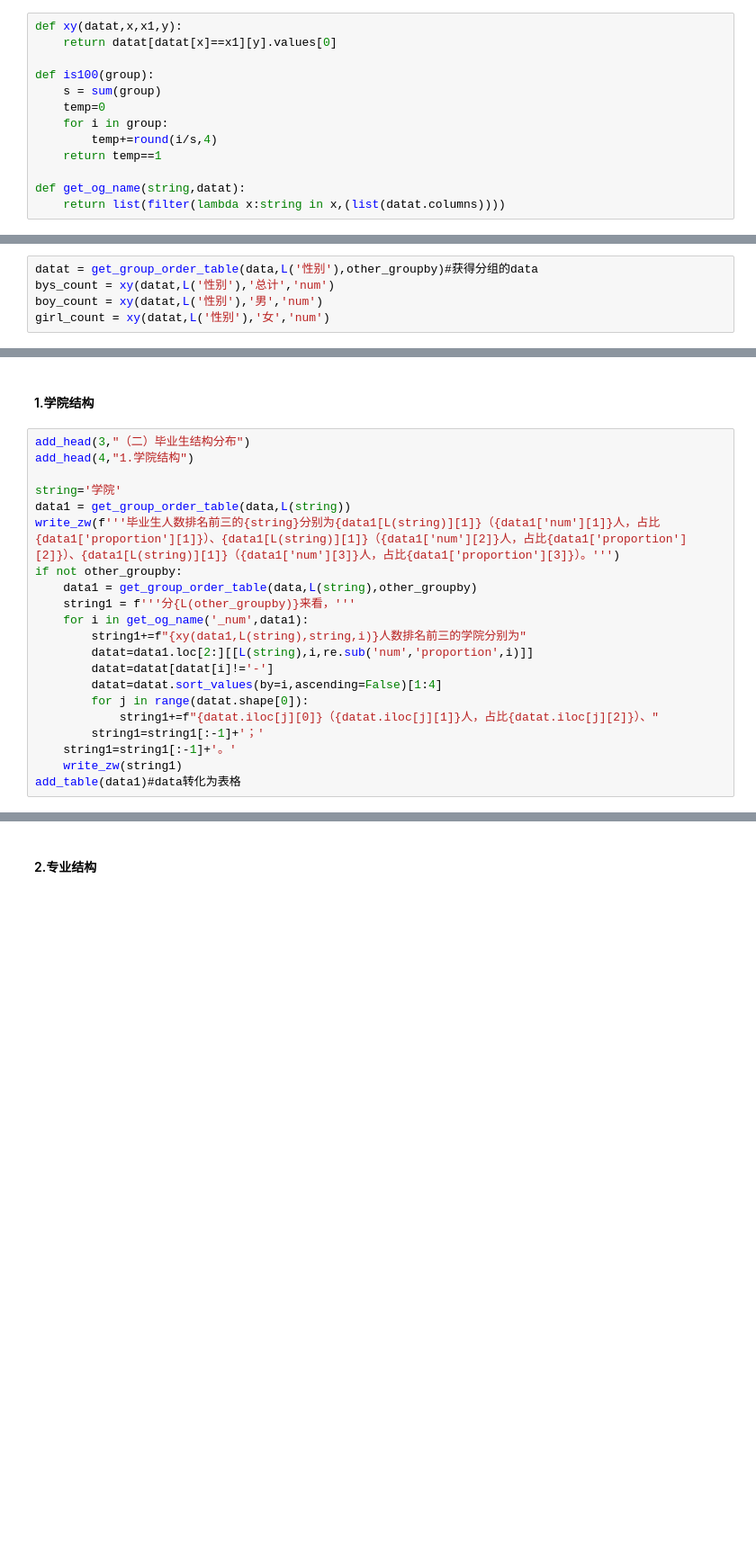
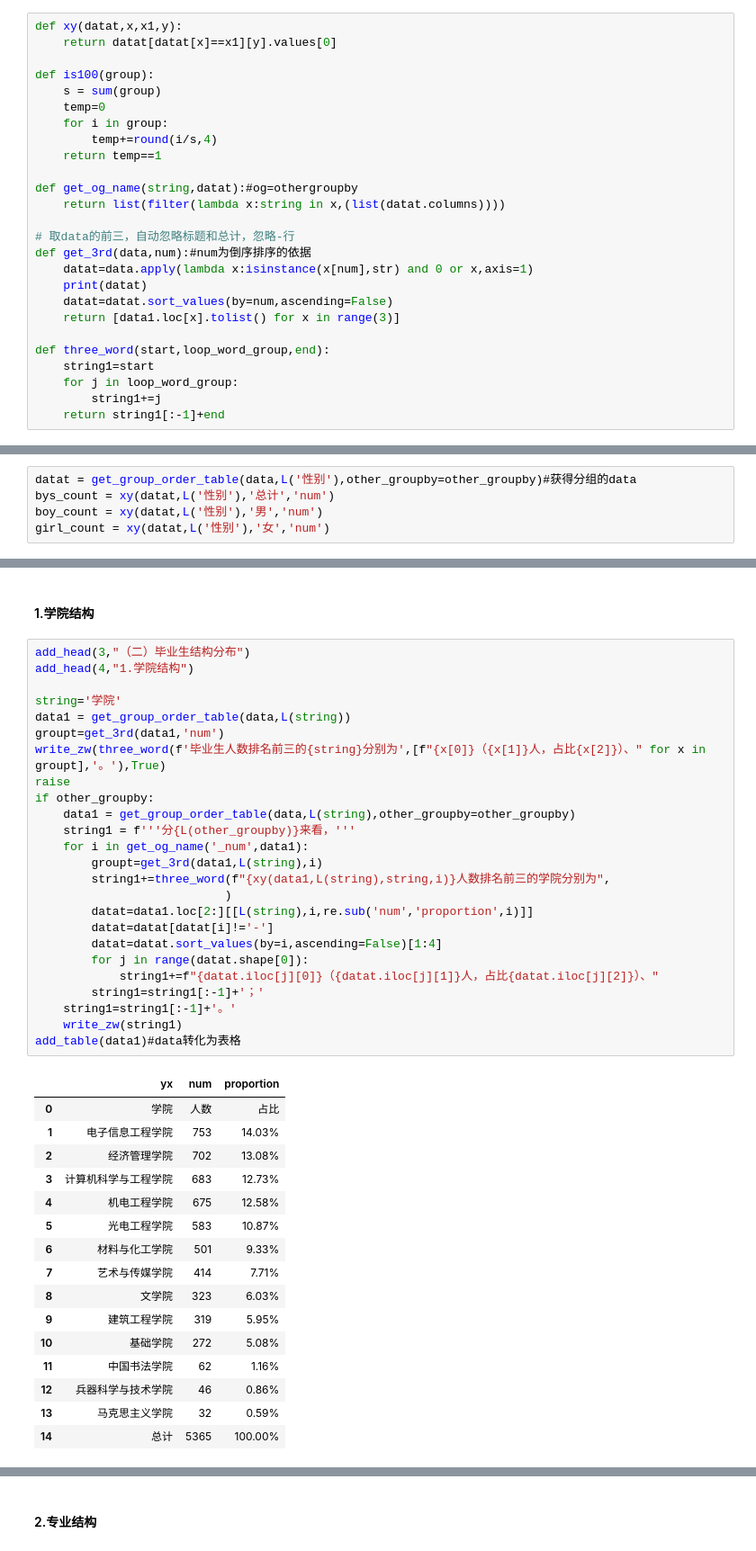
Before and after one commit to longxinke2/myCode, a Jupyter notebook: 新的自动化代码.ipynb, the cells around one changed output, grey strips where cells are left out. Shown at 90% size. Saved outputs shown, nothing was run; the diff lists cells and outputs as text; blank space fills up the shorter version.

```diff
--- a/新的自动化代码.ipynb
+++ b/新的自动化代码.ipynb
@@ -99,8 +99,21 @@ def is100(group):
         temp+=round(i/s,4)
     return temp==1
 
-def get_og_name(string,datat):
+def get_og_name(string,datat):#og=othergroupby
     return list(filter(lambda x:string in x,(list(datat.columns))))
+
+# 取data的前三，自动忽略标题和总计，忽略-行
+def get_3rd(data,num):#num为倒序排序的依据
+    datat=data.apply(lambda x:isinstance(x[num],str) and 0 or x,axis=1)
+    print(datat)
+    datat=datat.sort_values(by=num,ascending=False)
+    return [data1.loc[x].tolist() for x in range(3)]
+
+def three_word(start,loop_word_group,end):
+    string1=start
+    for j in loop_word_group:
+        string1+=j
+    return string1[:-1]+end
 # %% [markdown]
 # 第一章     毕业生就业基本情况
 # %% [markdown]
@@ -112,7 +125,7 @@ write_zw(f'''本部分数据来源于{xxmc}{year}届毕业生派遣数据库，
 add_head(2,"一、毕业生规模与结构")
 add_head(3,"（一）毕业生规模")
 # %%
-datat = get_group_order_table(data,L('性别'),other_groupby)#获得分组的data
+datat = get_group_order_table(data,L('性别'),other_groupby=other_groupby)#获得分组的data
 bys_count = xy(datat,L('性别'),'总计','num')
 boy_count = xy(datat,L('性别'),'男','num')
 girl_count = xy(datat,L('性别'),'女','num')
@@ -160,21 +172,42 @@ write_tz('毕业生规模及性别分布')
 # %%
 add_head(3,"（二）毕业生结构分布")
 add_head(4,"1.学院结构")
 
 string='学院'
 data1 = get_group_order_table(data,L(string))
-write_zw(f'''毕业生人数排名前三的{string}分别为{data1[L(string)][1]}（{data1['num'][1]}人，占比{data1['proportion'][1]}）、{data1[L(string)][1]}（{data1['num'][2]}人，占比{data1['proportion'][2]}）、{data1[L(string)][1]}（{data1['num'][3]}人，占比{data1['proportion'][3]}）。''')
-if not other_groupby:
-    data1 = get_group_order_table(data,L(string),other_groupby)
+groupt=get_3rd(data1,'num')
+write_zw(three_word(f'毕业生人数排名前三的{string}分别为',[f"{x[0]}（{x[1]}人，占比{x[2]}）、" for x in groupt],'。'),True)
+raise
+if other_groupby:
+    data1 = get_group_order_table(data,L(string),other_groupby=other_groupby)
     string1 = f'''分{L(other_groupby)}来看，'''
     for i in get_og_name('_num',data1):
-        string1+=f"{xy(data1,L(string),string,i)}人数排名前三的学院分别为"
+        groupt=get_3rd(data1,L(string),i)
+        string1+=three_word(f"{xy(data1,L(string),string,i)}人数排名前三的学院分别为",
+                           )
         datat=data1.loc[2:][[L(string),i,re.sub('num','proportion',i)]]
         datat=datat[datat[i]!='-']
         datat=datat.sort_values(by=i,ascending=False)[1:4]
         for j in range(datat.shape[0]):
             string1+=f"{datat.iloc[j][0]}（{datat.iloc[j][1]}人，占比{datat.iloc[j][2]}）、"
         string1=string1[:-1]+'；'
     string1=string1[:-1]+'。'
     write_zw(string1)
 add_table(data1)#data转化为表格
+# %% [output]
+|  | yx | num | proportion |
+| 0 | 学院 | 人数 | 占比 |
+| 1 | 电子信息工程学院 | 753 | 14.03% |
+| 2 | 经济管理学院 | 702 | 13.08% |
+| 3 | 计算机科学与工程学院 | 683 | 12.73% |
+| 4 | 机电工程学院 | 675 | 12.58% |
+| 5 | 光电工程学院 | 583 | 10.87% |
+| 6 | 材料与化工学院 | 501 | 9.33% |
+| 7 | 艺术与传媒学院 | 414 | 7.71% |
+| 8 | 文学院 | 323 | 6.03% |
+| 9 | 建筑工程学院 | 319 | 5.95% |
+| 10 | 基础学院 | 272 | 5.08% |
+| 11 | 中国书法学院 | 62 | 1.16% |
+| 12 | 兵器科学与技术学院 | 46 | 0.86% |
+| 13 | 马克思主义学院 | 32 | 0.59% |
+| 14 | 总计 | 5365 | 100.00% |
```
Also changed, not shown: parts of 5 cells of this notebook, 9 other files.
